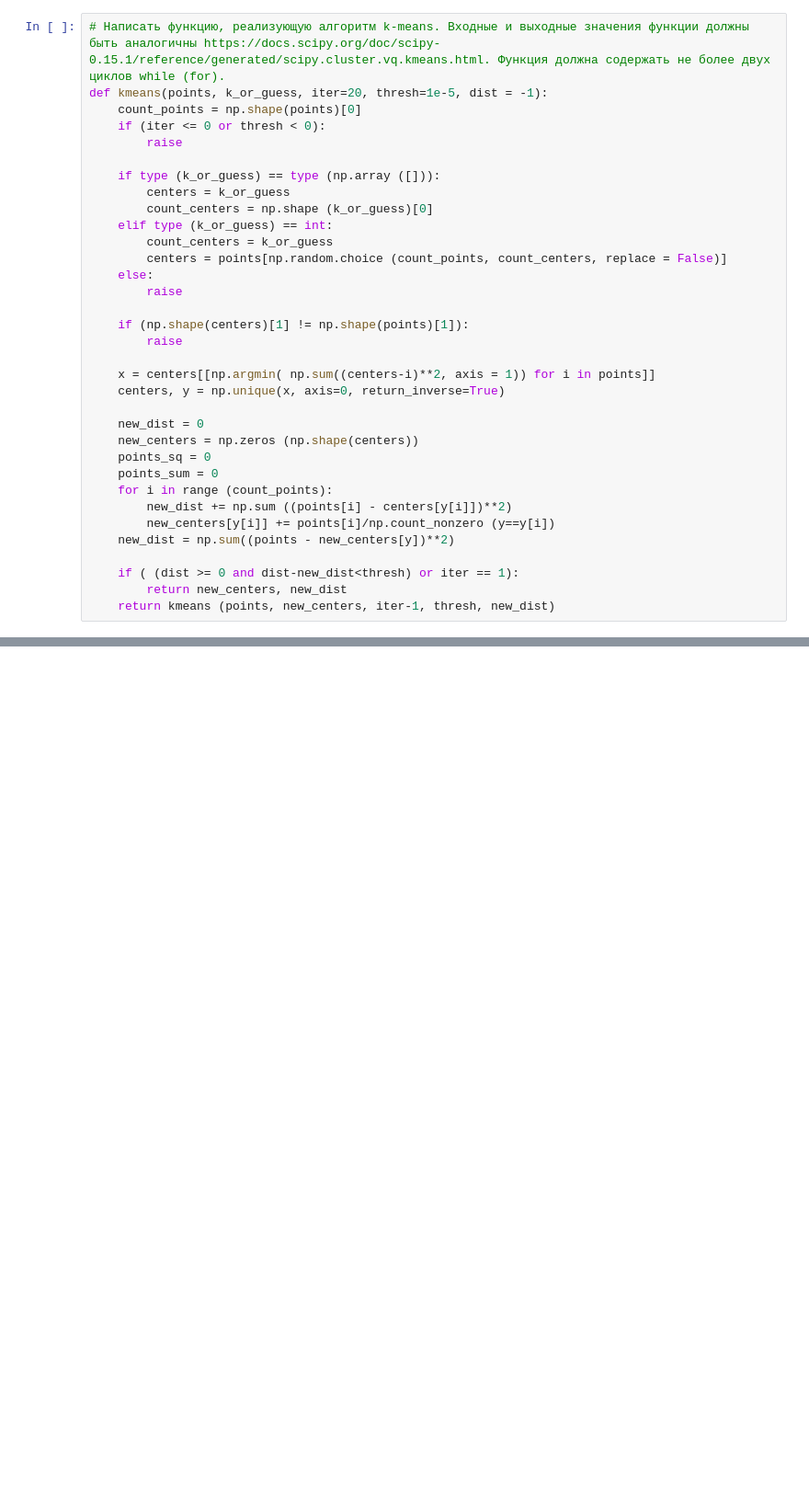
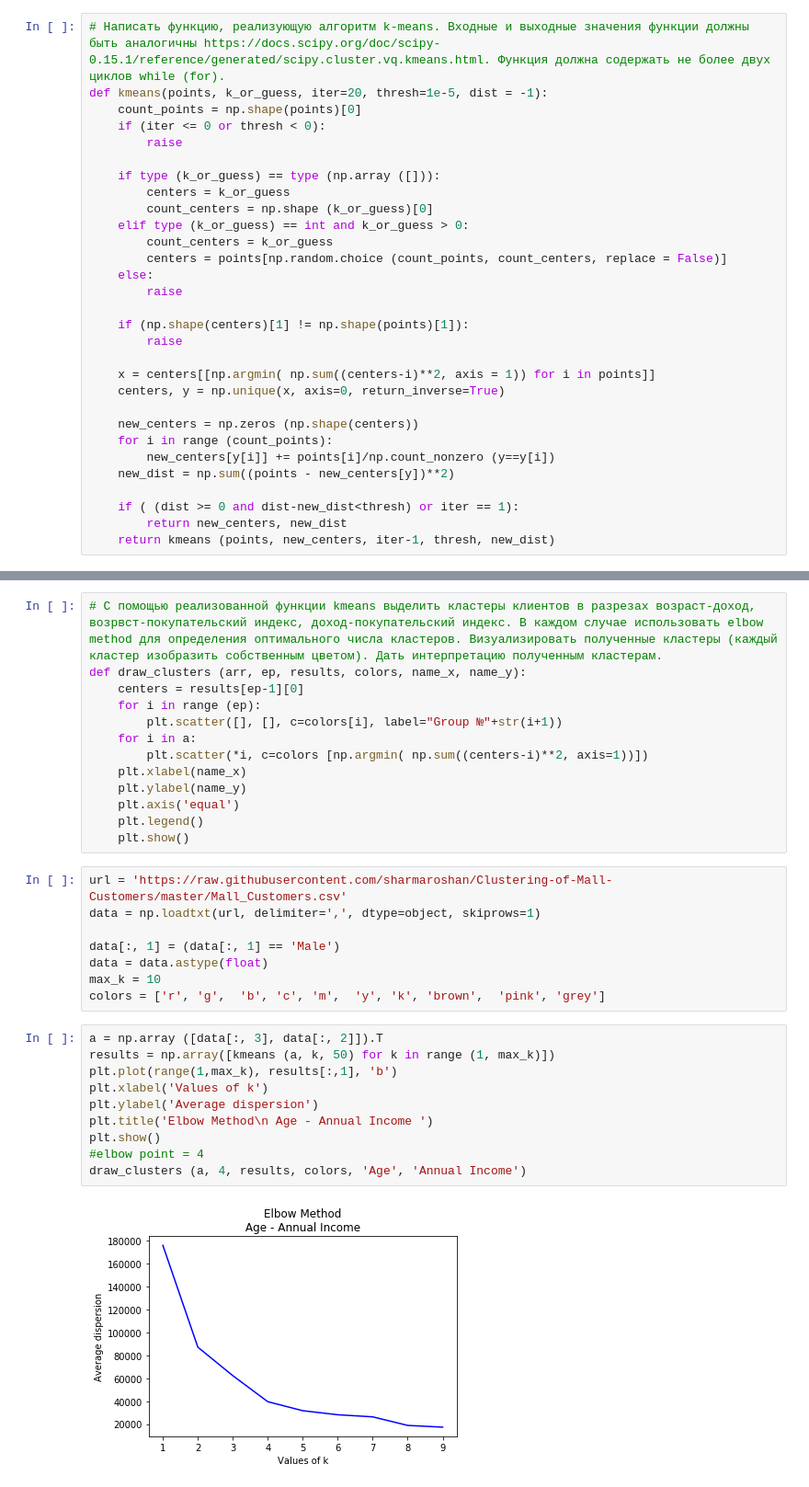
Before and after one commit to SkvortsovPI/mathprak, a Jupyter notebook: homework_2.ipynb, the cells around one changed output, grey strips where cells are left out. Shown at 92% size. Saved outputs shown, nothing was run; the diff lists cells and outputs as text; blank space fills up the shorter version.

```diff
--- a/homework_2.ipynb
+++ b/homework_2.ipynb
@@ -48,7 +60,7 @@ def kmeans(points, k_or_guess, iter=20, thresh=1e-5, dist = -1):
     if type (k_or_guess) == type (np.array ([])):
         centers = k_or_guess
         count_centers = np.shape (k_or_guess)[0]
-    elif type (k_or_guess) == int:
+    elif type (k_or_guess) == int and k_or_guess > 0:
         count_centers = k_or_guess
         centers = points[np.random.choice (count_points, count_centers, replace = False)]
     else:
@@ -60,12 +72,8 @@ def kmeans(points, k_or_guess, iter=20, thresh=1e-5, dist = -1):
     x = centers[[np.argmin( np.sum((centers-i)**2, axis = 1)) for i in points]]
     centers, y = np.unique(x, axis=0, return_inverse=True)
 
-    new_dist = 0
     new_centers = np.zeros (np.shape(centers))
-    points_sq = 0
-    points_sum = 0
     for i in range (count_points):
-        new_dist += np.sum ((points[i] - centers[y[i]])**2)
         new_centers[y[i]] += points[i]/np.count_nonzero (y==y[i])
     new_dist = np.sum((points - new_centers[y])**2)
 
@@ -74,0 +85,33 @@ def kmeans(points, k_or_guess, iter=20, thresh=1e-5, dist = -1):
+# %%
+# С помощью реализованной функции kmeans выделить кластеры клиентов в разрезах возраст-доход, возрвст-покупательский индекс, доход-покупательский индекс. В каждом случае использовать elbow method для определения оптимального числа кластеров. Визуализировать полученные кластеры (каждый кластер изобразить собственным цветом). Дать интерпретацию полученным кластерам.
+def draw_clusters (arr, ep, results, colors, name_x, name_y):
+    centers = results[ep-1][0]
+    for i in range (ep):
+        plt.scatter([], [], c=colors[i], label="Group №"+str(i+1))
+    for i in a:
+        plt.scatter(*i, c=colors [np.argmin( np.sum((centers-i)**2, axis=1))])
+    plt.xlabel(name_x)
+    plt.ylabel(name_y)
+    plt.axis('equal')
+    plt.legend()
+    plt.show()
+# %%
+url = 'https://raw.githubusercontent.com/sharmaroshan/Clustering-of-Mall-Customers/master/Mall_Customers.csv'
+data = np.loadtxt(url, delimiter=',', dtype=object, skiprows=1)
+
+data[:, 1] = (data[:, 1] == 'Male')
+data = data.astype(float)
+max_k = 10
+colors = ['r', 'g',  'b', 'c', 'm',  'y', 'k', 'brown',  'pink', 'grey']
+# %%
+a = np.array ([data[:, 3], data[:, 2]]).T
+results = np.array([kmeans (a, k, 50) for k in range (1, max_k)])
+plt.plot(range(1,max_k), results[:,1], 'b')
+plt.xlabel('Values of k')
+plt.ylabel('Average dispersion')
+plt.title('Elbow Method\n Age - Annual Income ')
+plt.show()
+#elbow point = 4
+draw_clusters (a, 4, results, colors, 'Age', 'Annual Income')
+# %% [output]
+[figure, added]
```
Also changed, not shown: parts of 14 cells of this notebook.
